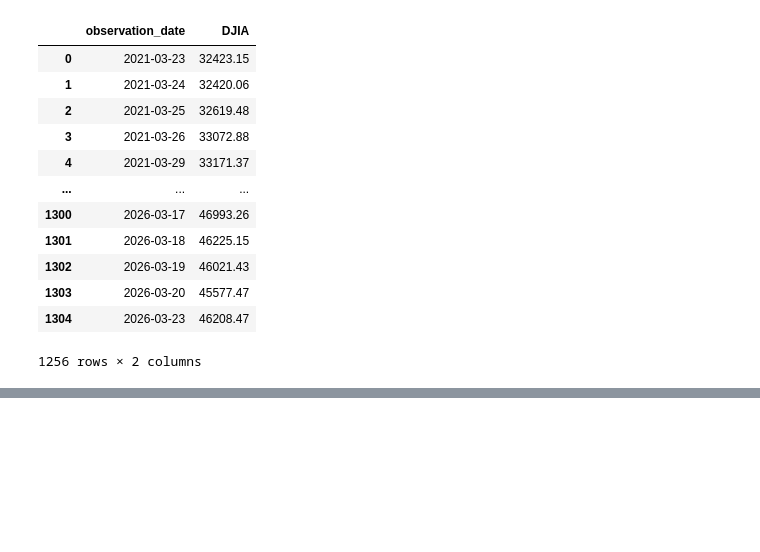
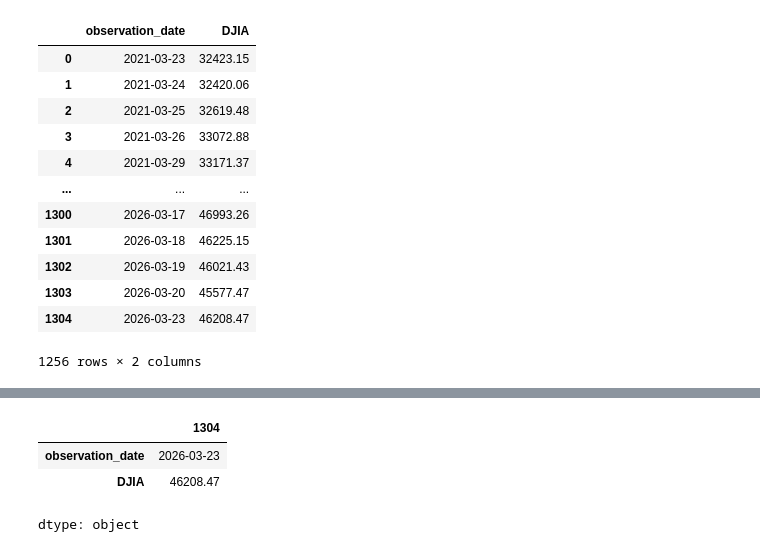
Before and after one commit to monem8795/Data-Analytics, a Jupyter notebook: DowJonesAnalysis.ipynb, the cells around one changed output, grey strips where cells are left out. Drawn from its saved outputs; the diff is of its cells as text; code cells hidden in the pictures; blank space fills up the shorter version.

```diff
--- a/DowJonesAnalysis.ipynb
+++ b/DowJonesAnalysis.ipynb
@@ -119,0 +138,12 @@ df.dropna(thresh=2)
+# %%
+##We can access specific rows either by
+
+# 1. Using .iloc
+df.iloc[1255]
+# 2. using .loc , which is the name of the index in the dataframe
+df.loc[1304]
+# %% [output]
+|  | 1304 |
+| observation_date | 2026-03-23 |
+| DJIA | 46208.47 |
+dtype: object
```
Also changed, not shown: parts of 6 cells of this notebook.
